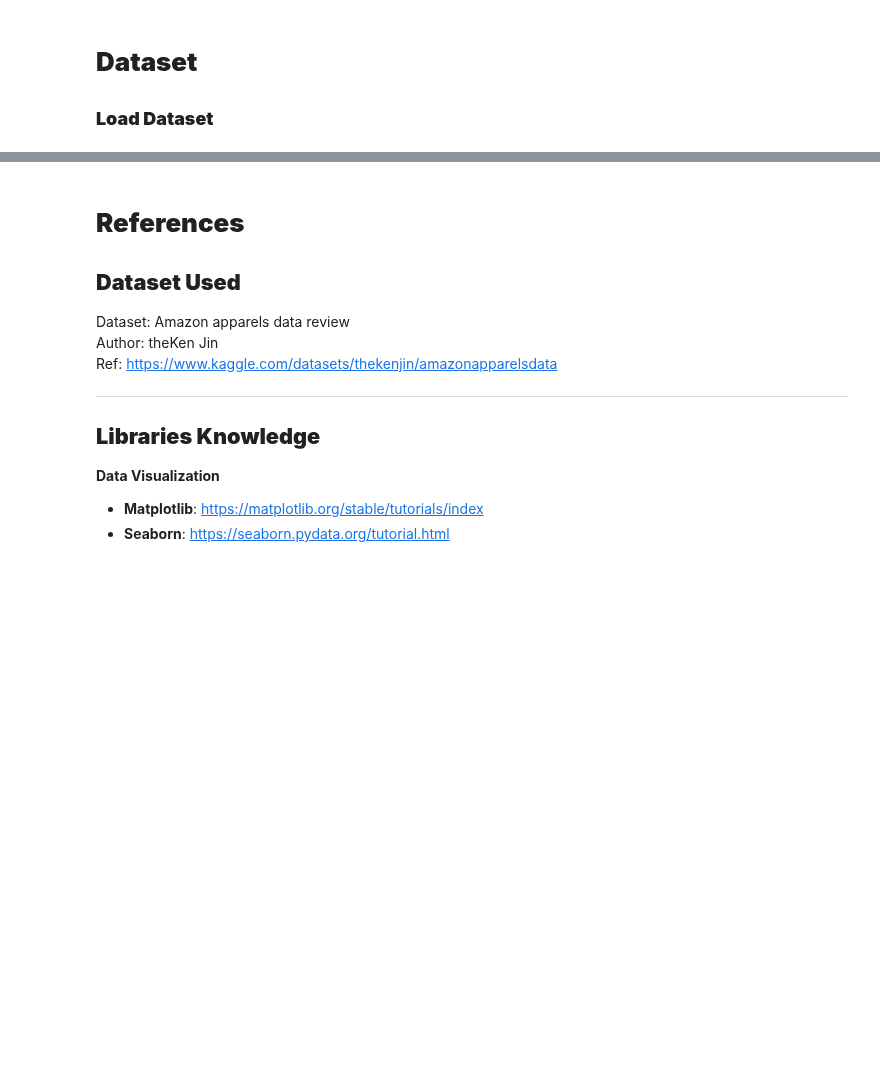
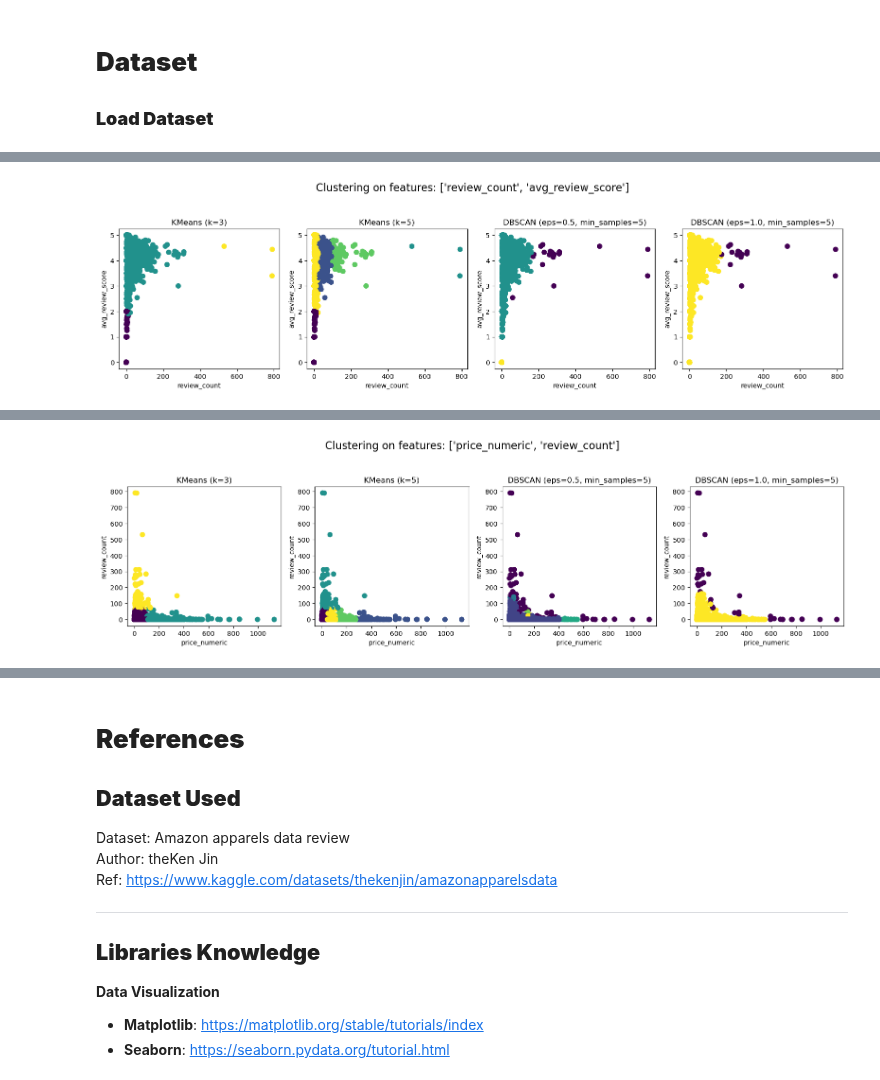
Before and after one commit to royruik/CSI4142_Assignments, a Jupyter notebook: A4/A4_Jupyter_Analysis.ipynb, the cells around one changed output, grey strips where cells are left out. Cells and saved outputs as stored; diff of their text form; code cells hidden in the pictures; blank space fills up the shorter version.

```diff
--- a/A4/A4_Jupyter_Analysis.ipynb
+++ b/A4/A4_Jupyter_Analysis.ipynb
@@ -32,5 +35,5 @@ import numpy as np
 ### **Load Dataset**
 # %%
 # Load the datasets
-amazon_clothing = pd.read_csv("dataset/uAmazon-clothing-info.csv")
+amazon_clothing = pd.read_csv("dataset/Amazon-clothing-info.csv")
 clothing_review = pd.read_csv("dataset/Clothing-Reviews.csv")
@@ -36,0 +300,76 @@ clothing_review = pd.read_csv("dataset/Clothing-Reviews.csv")
+# %%
+# Create a numeric price column from 'formatted_price' if it doesn't exist
+if 'price_numeric' not in merged_data.columns:
+    # Remove any non-digit and non-dot characters, then convert to float
+    merged_data['price_numeric'] = merged_data['formatted_price'].str.replace(r'[^\d.]', '', regex=True)
+    merged_data['price_numeric'] = pd.to_numeric(merged_data['price_numeric'], errors='coerce')
+
+# Define two attribute combinations
+attribute_combinations = [
+    ['review_count', 'avg_review_score'],
+    ['price_numeric', 'review_count']
+]
+
+# Define parameters for KMeans and DBSCAN
+kmeans_params = [3, 5]
+dbscan_params = [
+    {'eps': 0.5, 'min_samples': 5},
+    {'eps': 1.0, 'min_samples': 5}
+]
+
+# Loop over each attribute combination
+for attrs in attribute_combinations:
+    print(f"\n=== Clustering on {attrs} ===")
+
+    # Verify required columns exist
+    if not set(attrs).issubset(merged_data.columns):
+        print(f"Columns {attrs} not found. Skipping.")
+        continue
+
+    # Extract and convert data to numeric
+    data = merged_data[attrs].copy()
+    for col in attrs:
+        data[col] = pd.to_numeric(data[col], errors='coerce')
+
+    # Fill missing values with column medians and drop remaining NaNs
+    for col in attrs:
+        median_value = data[col].median()
+        data[col] = data[col].fillna(median_value)
+    data = data.dropna(subset=attrs)
+    print("Data shape after dropna:", data.shape)
+    if data.empty:
+        print(f"No valid rows for {attrs}. Skipping.")
+        continue
+
+    # Scale the data
+    scaler = StandardScaler()
+    X_scaled = scaler.fit_transform(data)
+
+    # Set up the plot
+    num_plots = len(kmeans_params) + len(dbscan_params)
+    plt.figure(figsize=(16, 8))
+    plt.suptitle(f"Clustering on features: {attrs}", fontsize=16)
+
+    # KMeans clustering
+    for i, k in enumerate(kmeans_params):
+        kmeans = KMeans(n_clusters=k, random_state=42)
+        clusters = kmeans.fit_predict(X_scaled)
+        plt.subplot(2, num_plots, i + 1)
+        plt.scatter(data[attrs[0]], data[attrs[1]], c=clusters, cmap='viridis', s=50)
+        plt.title(f"KMeans (k={k})")
+        plt.xlabel(attrs[0])
+        plt.ylabel(attrs[1])
+
+    # DBSCAN clustering
+    for j, params in enumerate(dbscan_params):
+        dbscan = DBSCAN(eps=params['eps'], min_samples=params['min_samples'])
+        clusters = dbscan.fit_predict(X_scaled)
+        plt.subplot(2, num_plots, len(kmeans_params) + j + 1)
+        plt.scatter(data[attrs[0]], data[attrs[1]], c=clusters, cmap='viridis', s=50)
+        plt.title(f"DBSCAN (eps={params['eps']}, min_samples={params['min_samples']})")
+        plt.xlabel(attrs[0])
+        plt.ylabel(attrs[1])
+
+    plt.tight_layout(rect=[0, 0.03, 1, 0.95])
+    plt.show()
+# %% [output]
@@ -36,0 +378 @@ clothing_review = pd.read_csv("dataset/Clothing-Reviews.csv")
+[figure, added]
@@ -36,0 +381 @@ clothing_review = pd.read_csv("dataset/Clothing-Reviews.csv")
+[figure, added]
```
Also changed, not shown: parts of 8 cells of this notebook.
